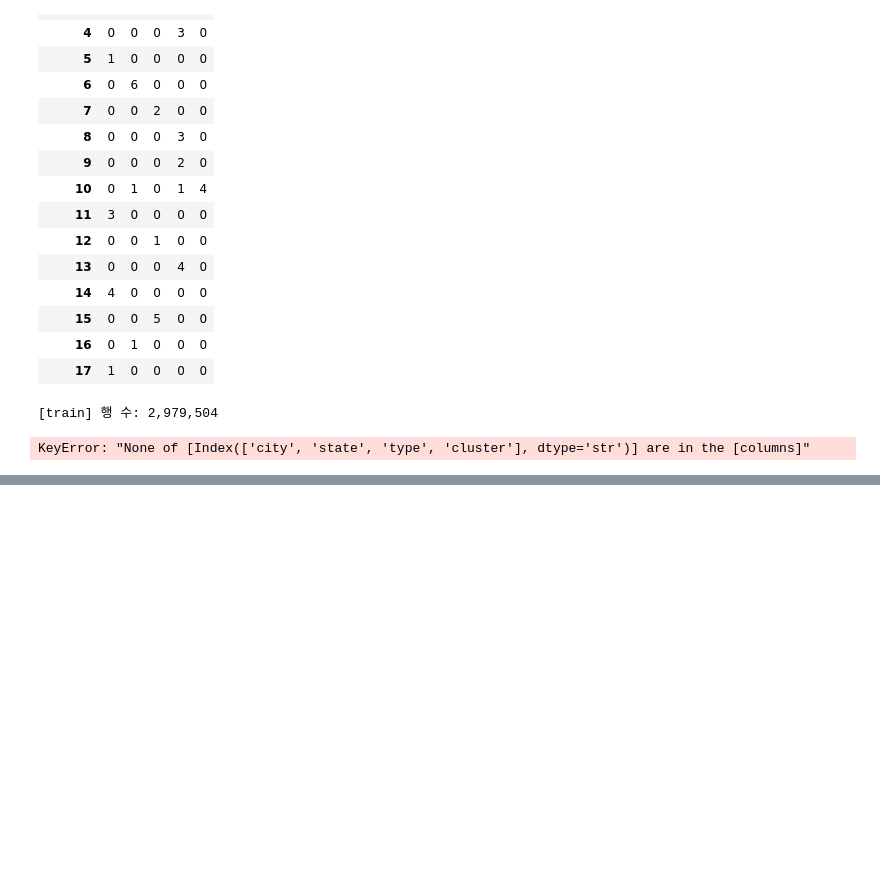
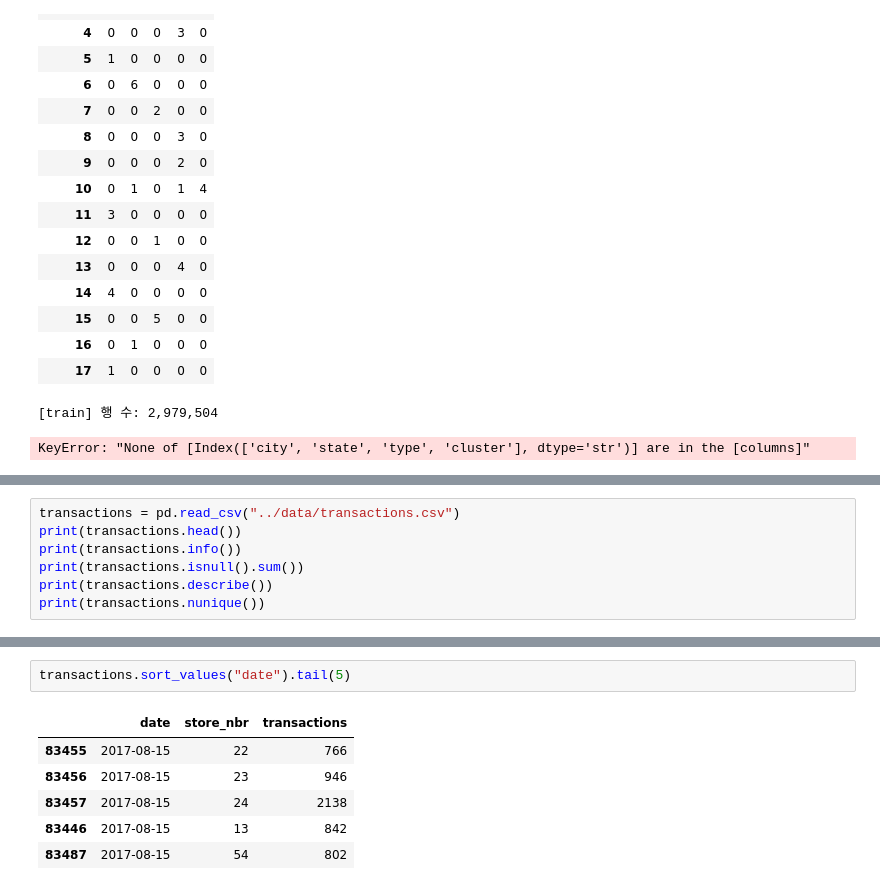
Before and after one commit to yhg365fia/Store-Sales-ML, a Jupyter notebook: notebook/01_eda.ipynb, the cells around one changed output, grey strips where cells are left out. Cells and saved outputs as stored; diff of their text form; blank space fills up the shorter version.

```diff
--- a/notebook/01_eda.ipynb
+++ b/notebook/01_eda.ipynb
@@ -933,0 +995,7 @@ KeyError: "None of [Index(['city', 'state', 'type', 'cluster'], dtype='str')] ar
+# %%
+transactions = pd.read_csv("../data/transactions.csv")
+print(transactions.head())
+print(transactions.info())
+print(transactions.isnull().sum())
+print(transactions.describe())
+print(transactions.nunique())
@@ -933,0 +1020,9 @@ KeyError: "None of [Index(['city', 'state', 'type', 'cluster'], dtype='str')] ar
+# %%
+transactions.sort_values("date").tail(5)
+# %% [output]
+|  | date | store_nbr | transactions |
+| 83455 | 2017-08-15 | 22 | 766 |
+| 83456 | 2017-08-15 | 23 | 946 |
+| 83457 | 2017-08-15 | 24 | 2138 |
+| 83446 | 2017-08-15 | 13 | 842 |
+| 83487 | 2017-08-15 | 54 | 802 |
```
Also changed, not shown: parts of 16 cells of this notebook, 23 other files.
